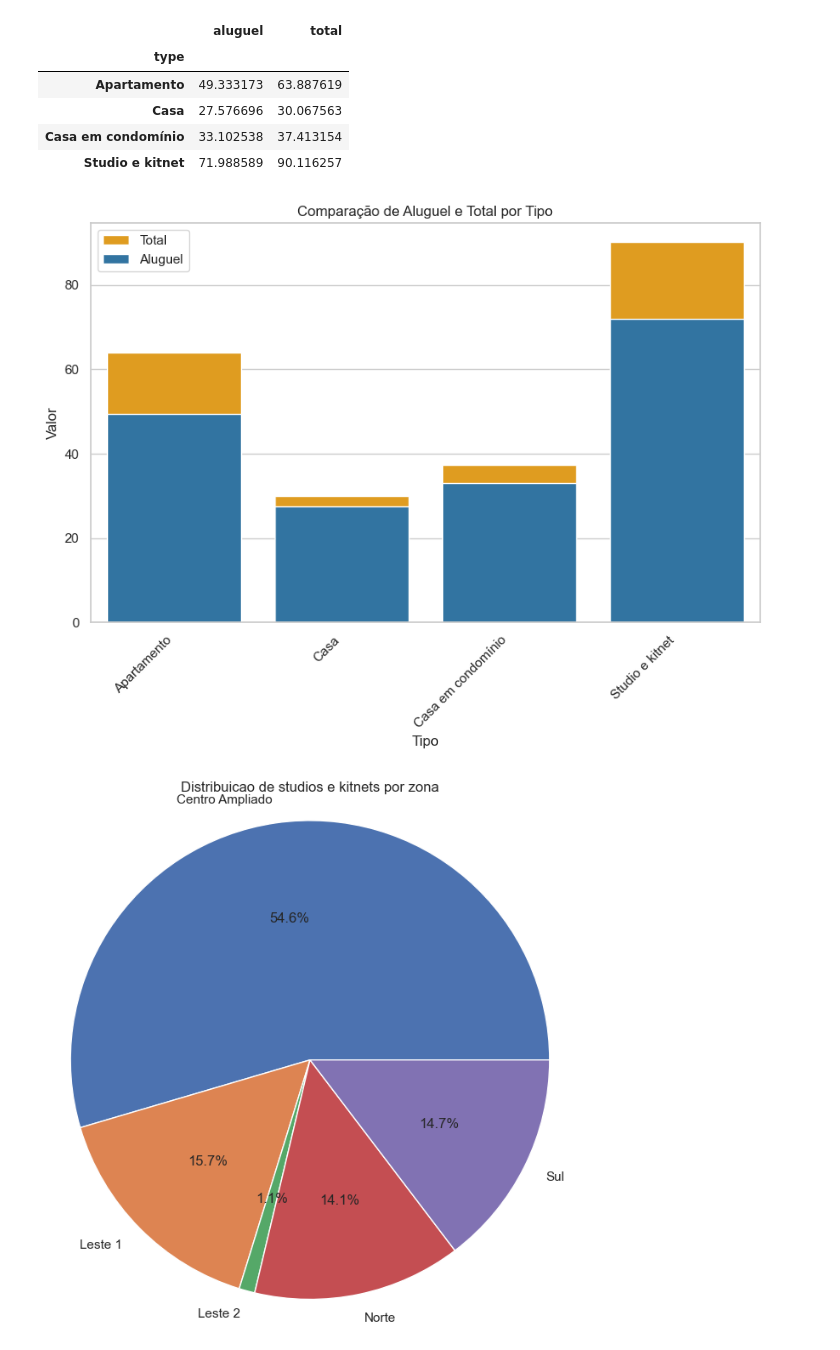
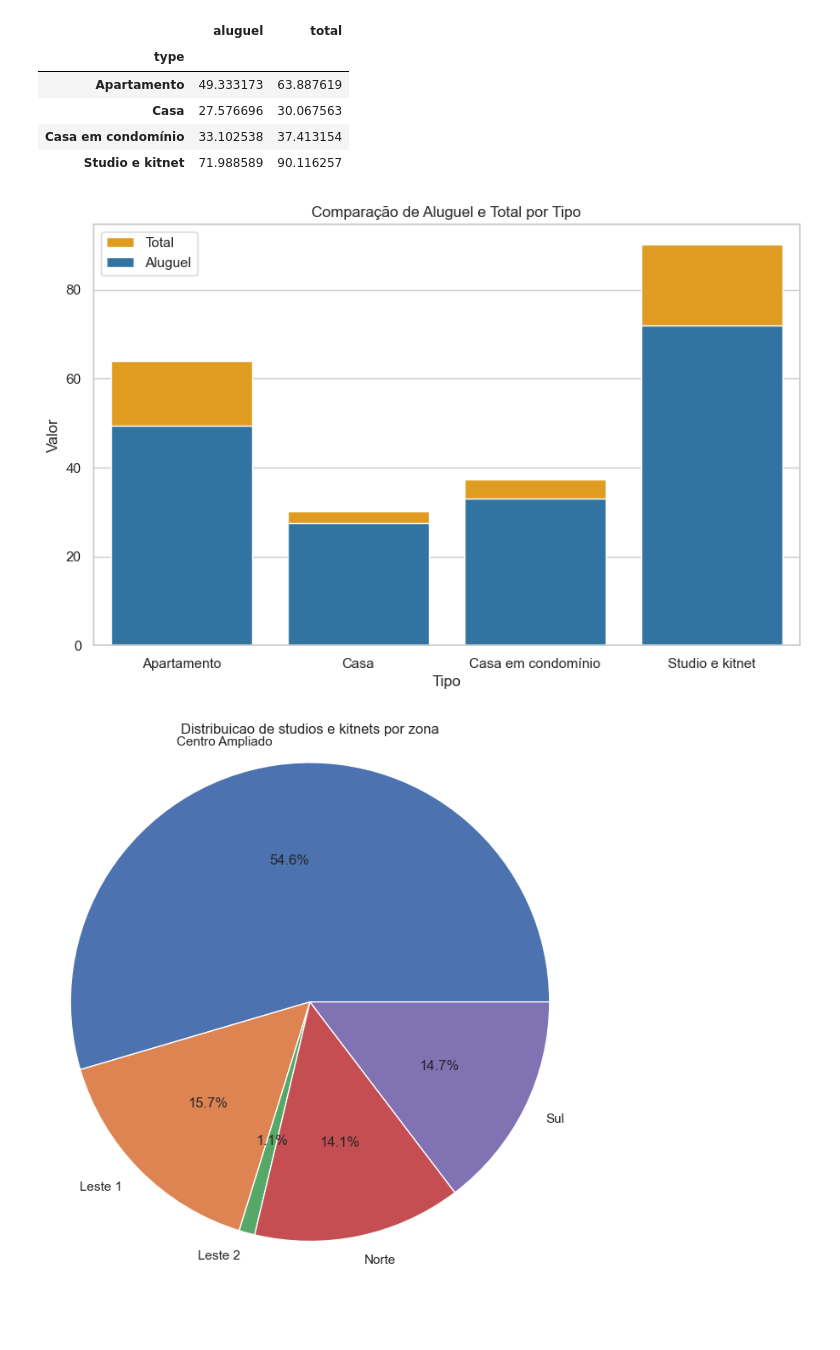
Before and after one commit to kimju03/aluguel-de-casa-em-SP, a Jupyter notebook: analise.ipynb, the cells around one changed output. Drawn from its saved outputs; the diff is of its cells as text; code cells hidden in the pictures; blank space fills up the shorter version.

```diff
--- a/analise.ipynb
+++ b/analise.ipynb
@@ -659,27 +658,27 @@ data_hipotese2.head()
 # %%
 sns.set(style='whitegrid')
 
 # Criando o gráfico de barras
 plt.figure(figsize=(10, 6))  # Ajuste o tamanho do gráfico conforme necessário
 sns.barplot(x=data_hipotese2.index, y='total', data=data_hipotese2, color='orange', label='Total')
 sns.barplot(x=data_hipotese2.index, y='aluguel', data=data_hipotese2, color='#1f77b4', label='Aluguel')
 
 
 # Adicionando rótulos e título
 plt.xlabel('Tipo')
 plt.ylabel('Valor')
 plt.title('Comparação de Aluguel e Total por Tipo')
 
 # Girando os rótulos no eixo x para melhor visualização (opcional)
-plt.xticks(rotation=45, ha='right')
+plt.xticks(rotation=0, ha='center')
 
 # Adicionando uma legenda
 plt.legend()
 
 # Exibindo o gráfico
 plt.show()
 # %% [output]
-[figure, old version]
+[figure, new version]
 # %%
 # Fazer o groupby e contar as ocorrências em cada categoria
 contagem_por_zona= data1.groupby('Zona').size()
```
Also changed, not shown: parts of 9 cells of this notebook, 1 other file.
